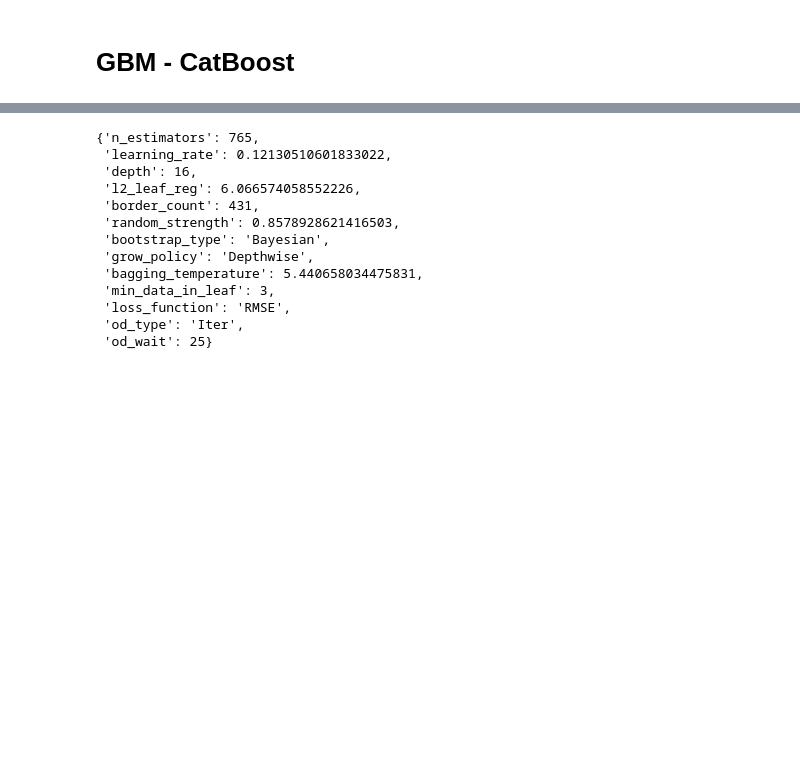
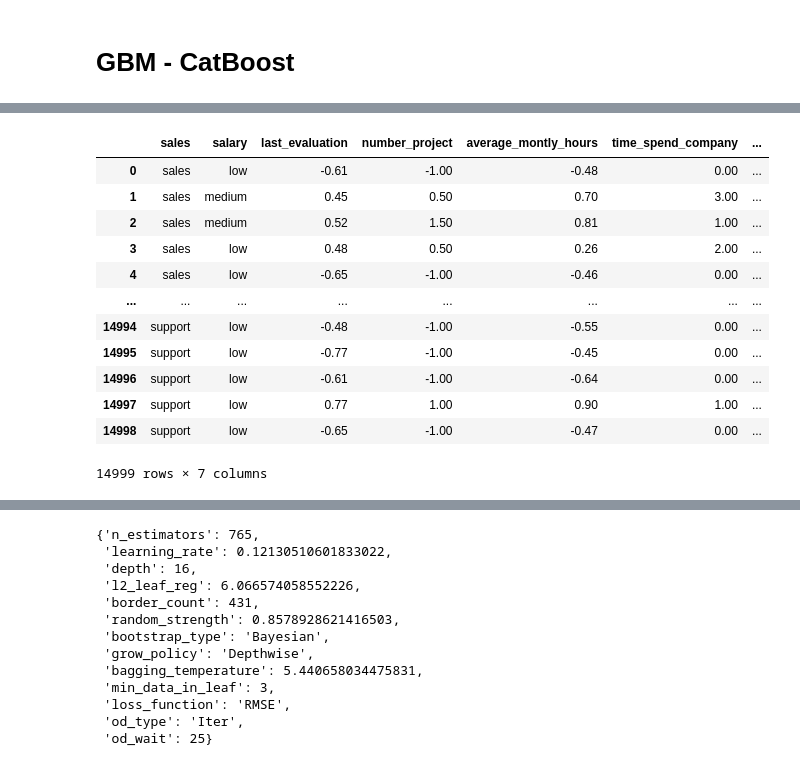
Before and after one commit to monsterveaf/Cat_Model, a Jupyter notebook: Model.ipynb, the cells around one changed output, grey strips where cells are left out. Cells and saved outputs as stored; diff of their text form; code cells hidden in the pictures; blank space fills up the shorter version.

```diff
--- a/Model.ipynb
+++ b/Model.ipynb
@@ -363,3 +475,26 @@ features = [col for col in cat_data.columns if col != target]
+# %%
+data = cat_data[features]
+number_columns = data.select_dtypes(include=['float64', 'int64']).columns.tolist()
+scaler = RobustScaler()
+data_scaler = scaler.fit_transform(data[number_columns])
+data_scaler = pd.DataFrame(data_scaler, columns=scaler.get_feature_names_out(number_columns))
+df_scaled = pd.concat([data, data_scaler], axis=1)
+df_scaled = df_scaled.loc[:, 'sales':]
+df_scaled
+# %% [output]
+|  | sales | salary | last_evaluation | number_project | average_montly_hours | time_spend_company | ... |
+| 0 | sales | low | -0.61 | -1.00 | -0.48 | 0.00 | ... |
+| 1 | sales | medium | 0.45 | 0.50 | 0.70 | 3.00 | ... |
+| 2 | sales | medium | 0.52 | 1.50 | 0.81 | 1.00 | ... |
+| 3 | sales | low | 0.48 | 0.50 | 0.26 | 2.00 | ... |
+| 4 | sales | low | -0.65 | -1.00 | -0.46 | 0.00 | ... |
+| ... | ... | ... | ... | ... | ... | ... | ... |
+| 14994 | support | low | -0.48 | -1.00 | -0.55 | 0.00 | ... |
+| 14995 | support | low | -0.77 | -1.00 | -0.45 | 0.00 | ... |
+| 14996 | support | low | -0.61 | -1.00 | -0.64 | 0.00 | ... |
+| 14997 | support | low | 0.77 | 1.00 | 0.90 | 1.00 | ... |
+| 14998 | support | low | -0.65 | -1.00 | -0.47 | 0.00 | ... |
+14999 rows × 7 columns
 # %%
 # Find best hyperparameters using Optuna library
 
```
Also changed, not shown: parts of 25 cells of this notebook, 6 other files.
